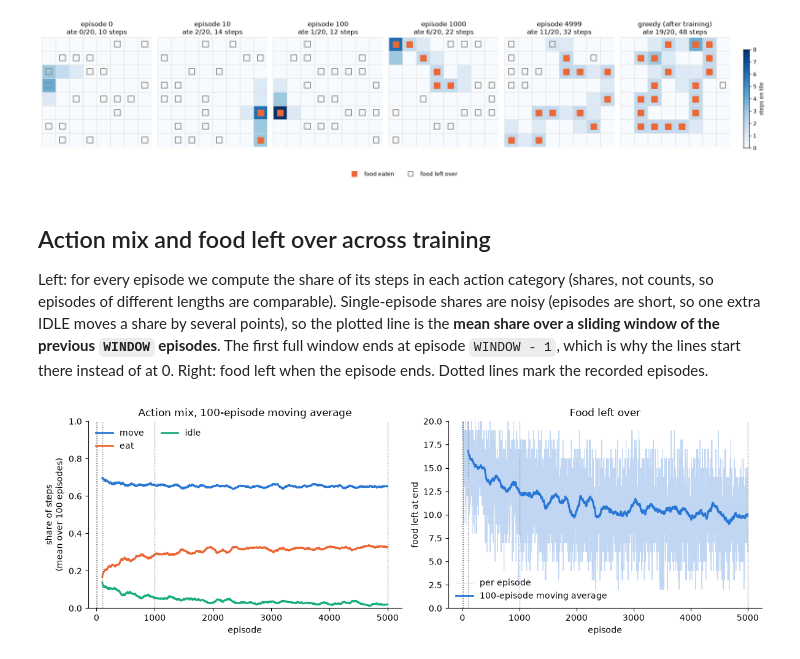
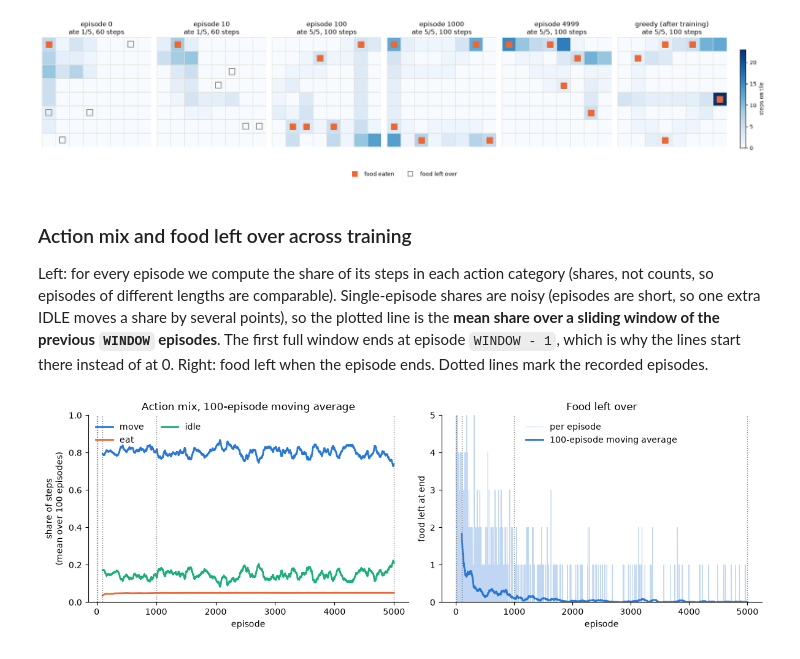
Before and after one commit to JuanMendez163/embodied_organs, a Jupyter notebook: notebooks/qlearning.ipynb, the cells around one changed output. Cells and saved outputs as stored; diff of their text form; code cells hidden in the pictures.

```diff
--- a/notebooks/qlearning.ipynb
+++ b/notebooks/qlearning.ipynb
@@ -25,14 +38,11 @@ Same parameters as the `__main__` block of `QLearningAgent.py`.
 # %%
 SEED = None
+PLOT_DIR = "../plots"
 
-env = GridWorld(grid_size=8, glucose_target=50, glucose_max=100,
-                n_food=20, max_steps=200, metabolism_rate=1, intake_amount=20,
-                drive_n=2, drive_m=1, seed=SEED)
-agent = QLearningAgent(n_actions=env.n_actions, alpha=0.3, gamma=0.95,
-                       epsilon_start=1.0, epsilon_min=0.05, epsilon_decay=0.9,
-                       seed=SEED)
-
-N_EPISODES = 5000
-# episodes whose full step-by-step trajectory we keep
-RECORD_EPISODES = [0, 10, 100, 1000, N_EPISODES - 1]
+ENV_PARAMS = dict(grid_size=8, glucose_target=50, glucose_max=100,
+                  n_food=5, max_steps=200, metabolism_rate=1, intake_amount=10,
+                  drive_n=2, drive_m=1)
+AGENT_PARAMS = dict(alpha=0.3, gamma=0.95,
+                    epsilon_start=1.0, epsilon_min=0.05, epsilon_decay=0.9)
+N_EPISODES = 5000 # training episodes per agent
 # %% [markdown]
@@ -398,45 +110,12 @@ plot_episode_maps(plot_trajs, env, fname="../plots/episode_maps.png")
 # %%
-plot_episode_maps(plot_trajs, env, mode="heatmap", fname="../plots/episode_visit_heatmaps.png")
+plot_episode_maps(plot_trajs, ENV_PARAMS, mode="heatmap", fname=f"{PLOT_DIR}/episode_visit_heatmaps.png")
 # %% [output]
-[figure, old version]
+[figure, new version]
 # %% [markdown]
-## Action mix and food left over across training
+### Action mix and food left over across training
 Left: for every episode we compute the share of its steps in each action category (shares, not counts, so episodes of different lengths are comparable). Single-episode shares are noisy (episodes are short, so one extra IDLE moves a share by several points), so the plotted line is the **mean share over a sliding window of the previous `WINDOW` episodes**. The first full window ends at episode `WINDOW - 1`, which is why the lines start there instead of at 0. Right: food left when the episode ends. Dotted lines mark the recorded episodes.
 # %%
-def moving_average(x, window=WINDOW):
-    return np.convolve(x, np.ones(window) / window, mode="valid")
-
-
-ma_x = np.arange(WINDOW - 1, N_EPISODES) # episode index at the end of each window
-fig, axes = plt.subplots(1, 2, figsize=(12, 4))
-
-ax = axes[0]
-for cat in ACTION_CATS:
-    share = np.array(episode_action_counts[cat]) / lengths
-    ma = moving_average(share)
-    ax.plot(ma_x, ma, color=CAT_COLORS[cat], linewidth=2, label=cat)
-ax.set_ylim(0, 1)
-ax.set_ylabel(f"share of steps\n(mean over {WINDOW} episodes)")
-ax.set_title(f"Action mix, {WINDOW}-episode moving average")
-ax.legend(frameon=False, loc="upper left", ncol=2)
-
-ax = axes[1]
-food_left_end = np.array(episode_food_left)
-ax.plot(food_left_end, color="#97bcea", linewidth=0.8, alpha=0.6, label="per episode")
-ax.plot(ma_x, moving_average(food_left_end), color="#2a78d6", linewidth=2,
-        label=f"{WINDOW}-episode moving average")
-ax.set_ylim(0, env.n_food)
-ax.set_ylabel("food left at end")
-ax.set_title("Food left over")
-ax.legend(frameon=False)
-
-for ax in axes:
-    for ep in RECORD_EPISODES:
-        ax.axvline(ep, color="gray", linestyle=":", linewidth=1)
-    ax.set_xlabel("episode")
-    ax.spines[["top", "right"]].set_visible(False)
-plt.tight_layout()
-plt.savefig("../plots/action_mix_food_left.png", dpi=300)
-plt.show()
+plot_action_mix(history, ENV_PARAMS["n_food"], WINDOW, mark_episodes=RECORD_EPISODES,
+                fname=f"{PLOT_DIR}/action_mix_food_left.png")
 # %% [output]
-[figure, old version]
+[figure, new version]
```
Also changed, not shown: parts of 25 cells of this notebook, 3 other files.
